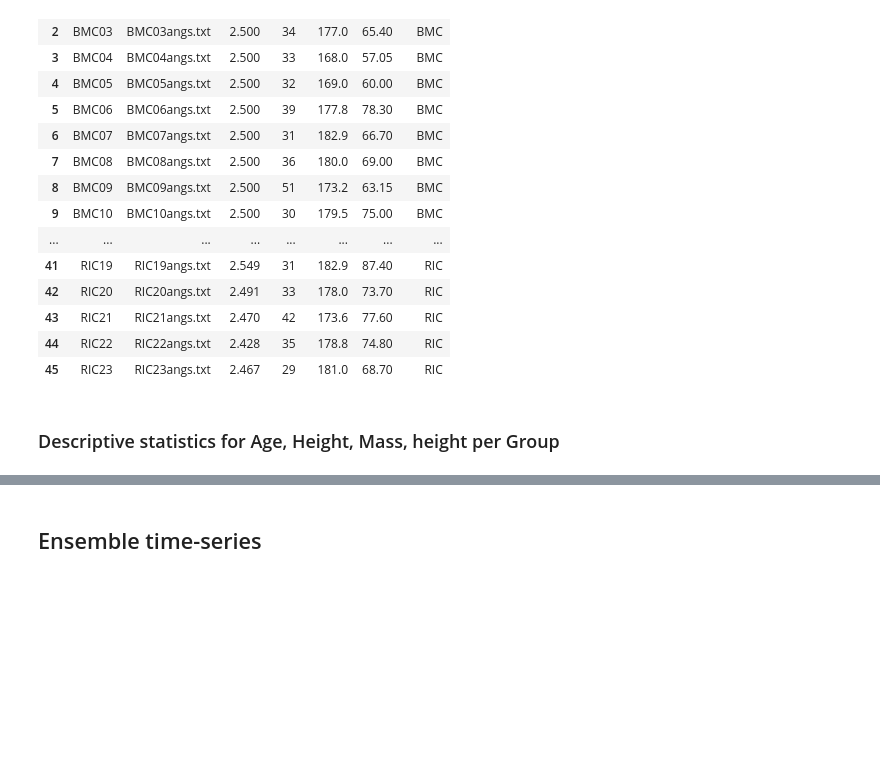
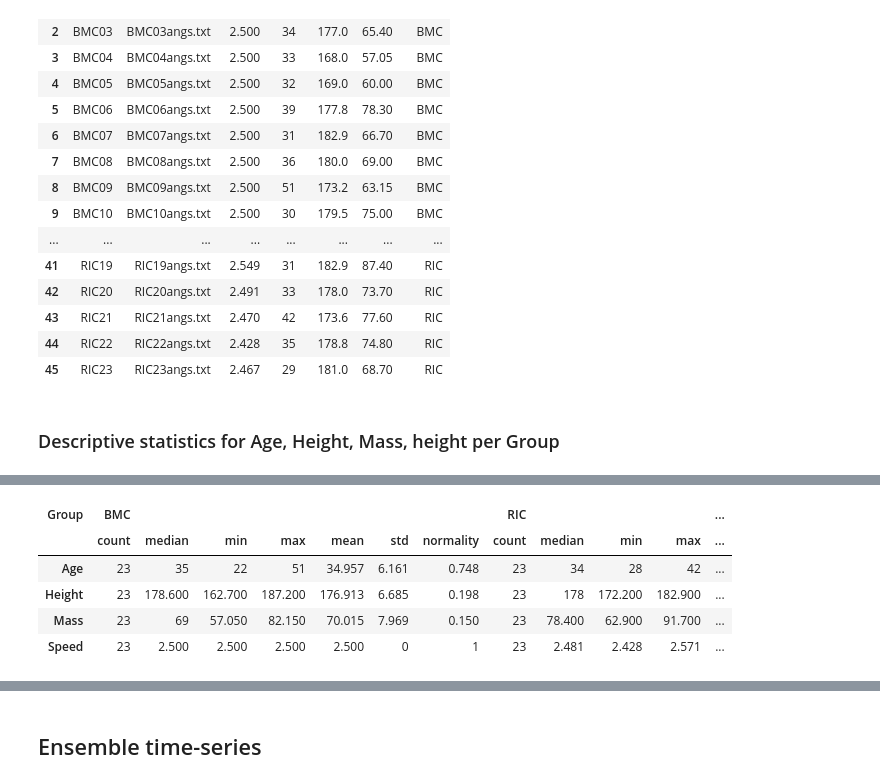
Before and after one commit to regifukuchi/BMC-RIC-running-biomechanics, a Jupyter notebook: notebooks/BMC_RIC_dataset.ipynb, the cells around one changed output, grey strips where cells are left out. Saved outputs shown, nothing was run; the diff lists cells and outputs as text; code cells hidden in the pictures; blank space fills up the shorter version.

```diff
--- a/notebooks/BMC_RIC_dataset.ipynb
+++ b/notebooks/BMC_RIC_dataset.ipynb
@@ -50,3 +57,43 @@ if not os.path.isfile(path2 / metadata_fname):
+# %%
+def ttest(df, var, factor, levels=None, alpha=0.05):
+    """t-test statistcs for dataframe columns using the pingouin library.
+    """
+    stats = pd.DataFrame()
+    if levels is None:
+        levels = df[factor].unique()
+    if len(levels) != 2:
+        raise Exception('Incorrect number of levels: {}'.format(len(levels)))
+    for v in var:
+        x = df[df[factor] == levels[0]][v]
+        y = df[df[factor] == levels[1]][v]
+        stat = pg.ttest(x, y)
+        stat.index = [v]
+        stats = pd.concat([stats, stat], axis=0)
+    stats.drop(columns=['BF10', 'power'], inplace=True)
+    stats.index.name = '{}-{}'.format(*levels)
+    display(stats.style.format({'T': '{:.3f}', 'p-val': '{:.3f}', 'cohen-d': '{:.3f}'}
+                              ).apply(sig_red, subset='p-val', axis=1))
+    return stats
+
+def normality(df):
+    """Get the p-val of the normality test using the pingouin library.
+    """
+    return pg.normality(df)['pval']
+
+def sig_red(col, alpha=0.05):
+    """Returns string 'color: red' for `col` < `alpha`, black otherwise.
+    """
+    is_sig = col < alpha
+    return ['color: red' if x else 'color: black' for x in is_sig]
+
+def describe(df, by, var=['count', 'mean', 'std', 'min', 'max', normality]):
+    """Descriptive statistics for dataframe columns.
+    """
+    x = df.groupby(by).agg(var).stack().transpose()
+    display(x.style.apply(sig_red,
+                          subset=[col for col in x.columns if col[1] == 'normality'])
+                   .format(lambda y: f'{y:.0f}' if int(y)==y else f'{y:.3f}'))
+    return x
 # %% [markdown]
 ## Load metadata
 # %%
@@ -84,0 +132,10 @@ metadata[cols].groupby('Group').describe().stack().transpose()
+# %%
+cols = ['Group', 'Age', 'Height', 'Mass', 'Speed']
+describe(metadata[cols], 'Group', var=['count', 'median', 'min', 'max', 'mean', 'std', normality]);
+# %% [output]
+| Group | BMC |  |  |  |  |  |  | RIC |  |  |  | ... |
+|  | count | median | min | max | mean | std | normality | count | median | min | max | ... |
+| Age | 23 | 35 | 22 | 51 | 34.957 | 6.161 | 0.748 | 23 | 34 | 28 | 42 | ... |
+| Height | 23 | 178.600 | 162.700 | 187.200 | 176.913 | 6.685 | 0.198 | 23 | 178 | 172.200 | 182.900 | ... |
+| Mass | 23 | 69 | 57.050 | 82.150 | 70.015 | 7.969 | 0.150 | 23 | 78.400 | 62.900 | 91.700 | ... |
+| Speed | 23 | 2.500 | 2.500 | 2.500 | 2.500 | 0 | 1 | 23 | 2.481 | 2.428 | 2.571 | ... |
```
Also changed, not shown: parts of 5 cells of this notebook.
